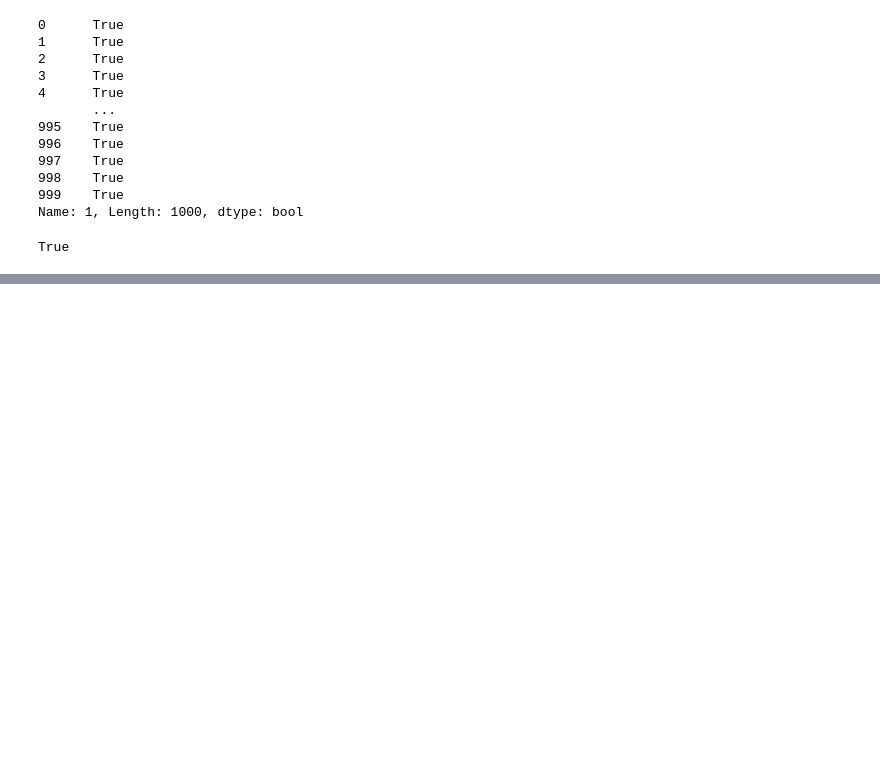
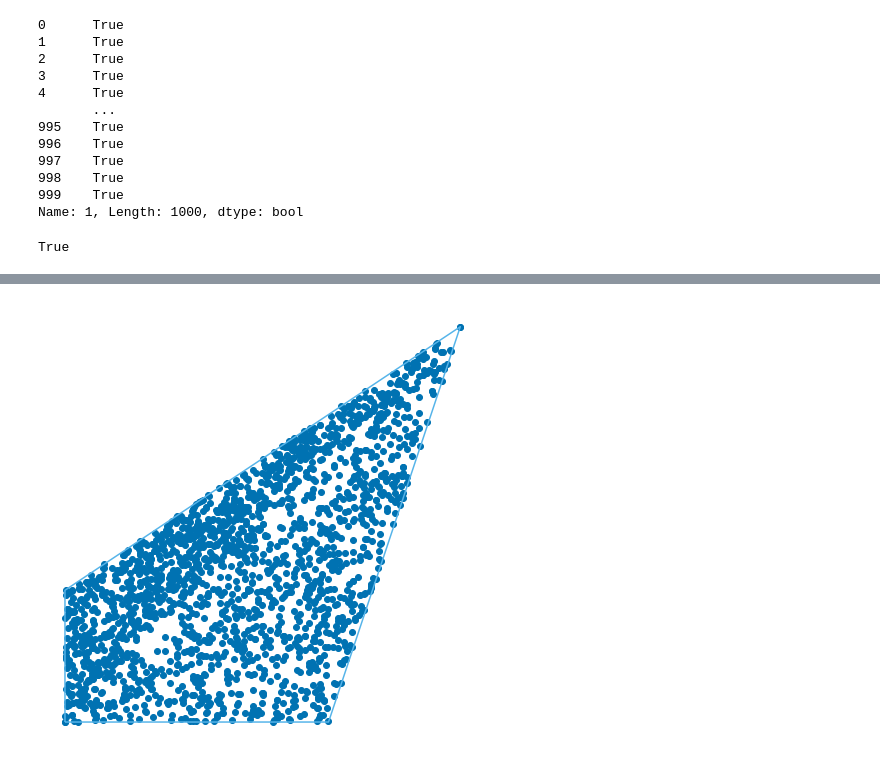
Before and after one commit to MicahRP/ODyN, a Jupyter notebook: notebooks/Broome_NY_test.ipynb, the cells around one changed output, grey strips where cells are left out. Saved outputs shown, nothing was run; the diff lists cells and outputs as text; code cells hidden in the pictures; blank space fills up the shorter version.

```diff
--- a/notebooks/Broome_NY_test.ipynb
+++ b/notebooks/Broome_NY_test.ipynb
@@ -497,0 +515,3 @@ i = i + 1
+# %%
+bnd = list(triangle_object.boundary.coords)
+gdf = gpd.GeoDataFrame(geometry = [triangle_object])
@@ -497,0 +532,28 @@ i = i + 1
+# %%
+V1 = np.array(bnd[0])
+V2 = np.array(bnd[1])
+V3 = np.array(bnd[2])
+V4 = np.array(bnd[3])
+# %%
+# Sample from uniform distribution on [0,1]
+U = np.random.uniform(0,1, 1000)
+V = np.random.uniform(0,1, 1000)
+
+UU = np.where(U + V > 1, 1-U, U)
+VV = np.where(U + V > 1, 1-V, V)
+# %%
+# Shift triangle into origin and and place points.
+agents_1 = ((UU.reshape(len(UU),-1) * (V4 - V1).reshape(-1,2)) +
+         (VV.reshape(len(VV),-1) * (V3 - V1).reshape(-1,2)))
+agents_2 = ((UU.reshape(len(UU),-1) * (V2 - V1).reshape(-1,2)) +
+         (VV.reshape(len(VV),-1) * (V3 - V1).reshape(-1,2)))
+# %%
+ # Shift points back to original position.
+agents_1 = agents_1 + V1.reshape(-1,2)
+agents_2 = agents_2 + V1.reshape(-1,2)
+agent_1_df = pd.DataFrame(agents_1, columns = ["x","y"])
+agent_2_df = pd.DataFrame(agents_2, columns = ["x","y"])
+agent_df = pd.concat([agent_1_df, agent_2_df], axis=0, ignore_index = True)
+odyn.plot_agents_on_triangle(triangle_object, agent_df)
+# %% [output]
+[figure, added]
```
Also changed, not shown: parts of 9 cells of this notebook, 3 other files.
